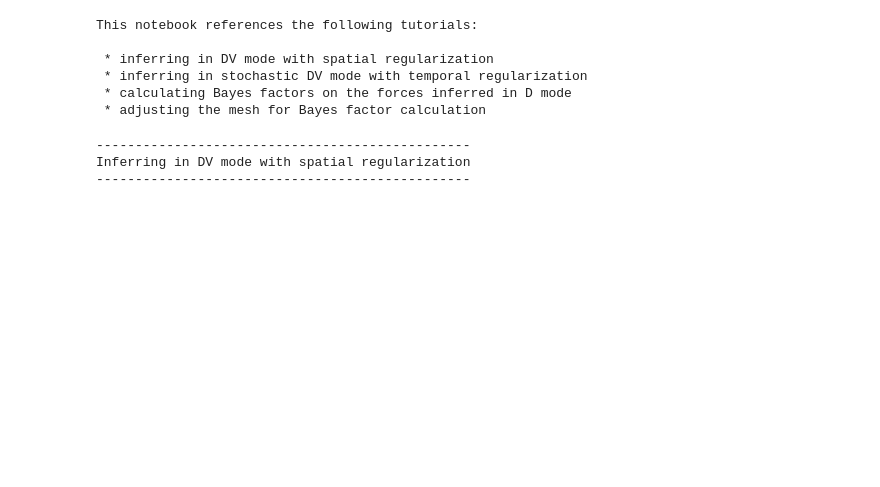
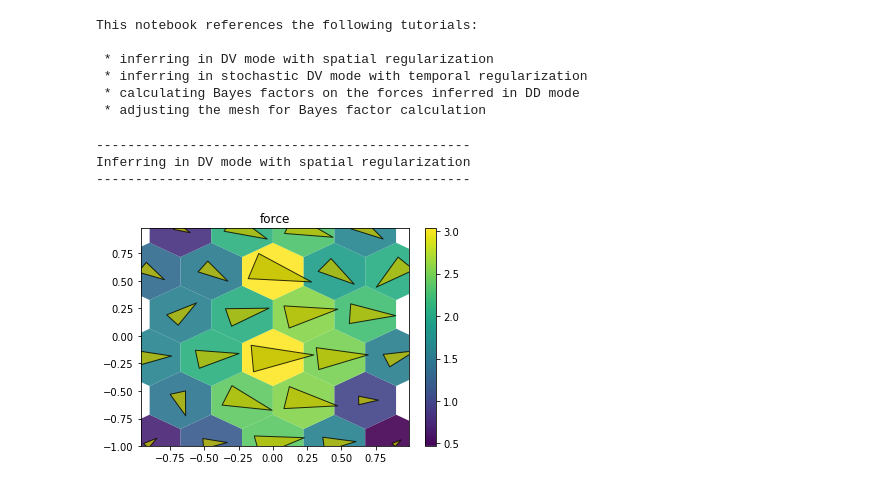
Before and after one commit to DecBayComp/TRamWAy, a Jupyter notebook: notebooks/basic/inference.ipynb, the cells around one changed output. Cells and saved outputs as stored; diff of their text form; code cells hidden in the pictures; blank space fills up the shorter version.

```diff
--- a/notebooks/basic/inference.ipynb
+++ b/notebooks/basic/inference.ipynb
@@ -3,7 +3,7 @@ print('This notebook references the following tutorials:')
 print()
 print(' * inferring in DV mode with spatial regularization')
 print(' * inferring in stochastic DV mode with temporal regularization')
-print(' * calculating Bayes factors on the forces inferred in D mode')
+print(' * calculating Bayes factors on the forces inferred in DD mode')
 print(' * adjusting the mesh for Bayes factor calculation')
 print()
 # %% [output]
@@ -11,40 +11,41 @@ This notebook references the following tutorials:
 
  * inferring in DV mode with spatial regularization
  * inferring in stochastic DV mode with temporal regularization
- * calculating Bayes factors on the forces inferred in D mode
+ * calculating Bayes factors on the forces inferred in DD mode
  * adjusting the mesh for Bayes factor calculation
 # %%
 print('------------------------------------------------')
 print('Inferring in DV mode with spatial regularization')
 print('------------------------------------------------')
 print()
 
 ## key parameters
 # smoothing parameters
 diffusivity_smoothing = potential_smoothing = 1.
 # localization error in um
 localization_error = 0.01
 
 ## import
 %matplotlib inline
 from tramway.helper.inference import *
 from tutorial import load_default_partition
 
 ## load the partition
 cells = load_default_partition()
 
 ## infer
 maps = infer(cells, 'DV',
         diffusivity_prior=diffusivity_smoothing, potential_prior=potential_smoothing,
         sigma=localization_error)
 
 ## plot the force
-map_plot(maps, cells=cells, title='force', feature='force')
+map_plot(maps, cells=cells, title='force', feature='force', cell_arrow_ratio=1)
 # other features are 'diffusivity' and 'potential'
 # %% [output]
 ------------------------------------------------
 Inferring in DV mode with spatial regularization
 ------------------------------------------------
+[figure, added]
 # %%
 print('------------------------------------------------------------')
 print('Inferring in stochastic DV mode with temporal regularization')
```
Also changed, not shown: parts of 3 cells of this notebook, 26 other files.
